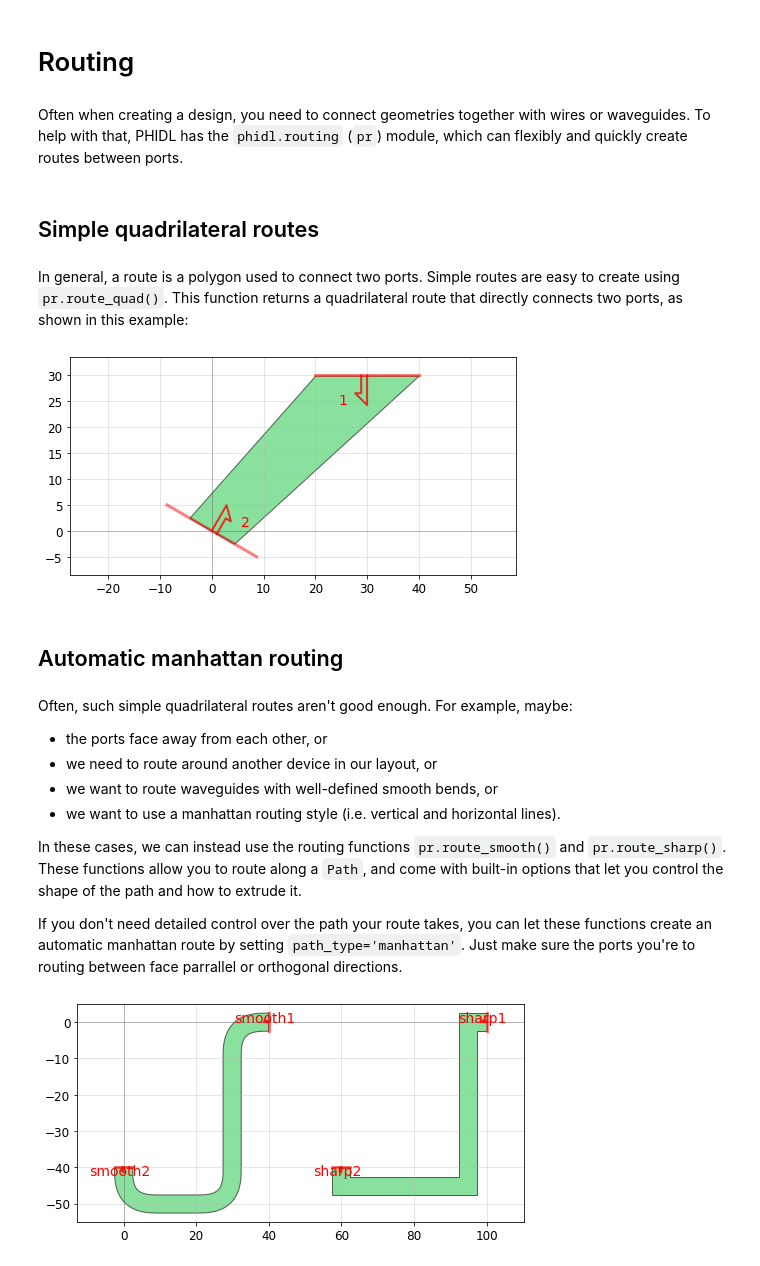
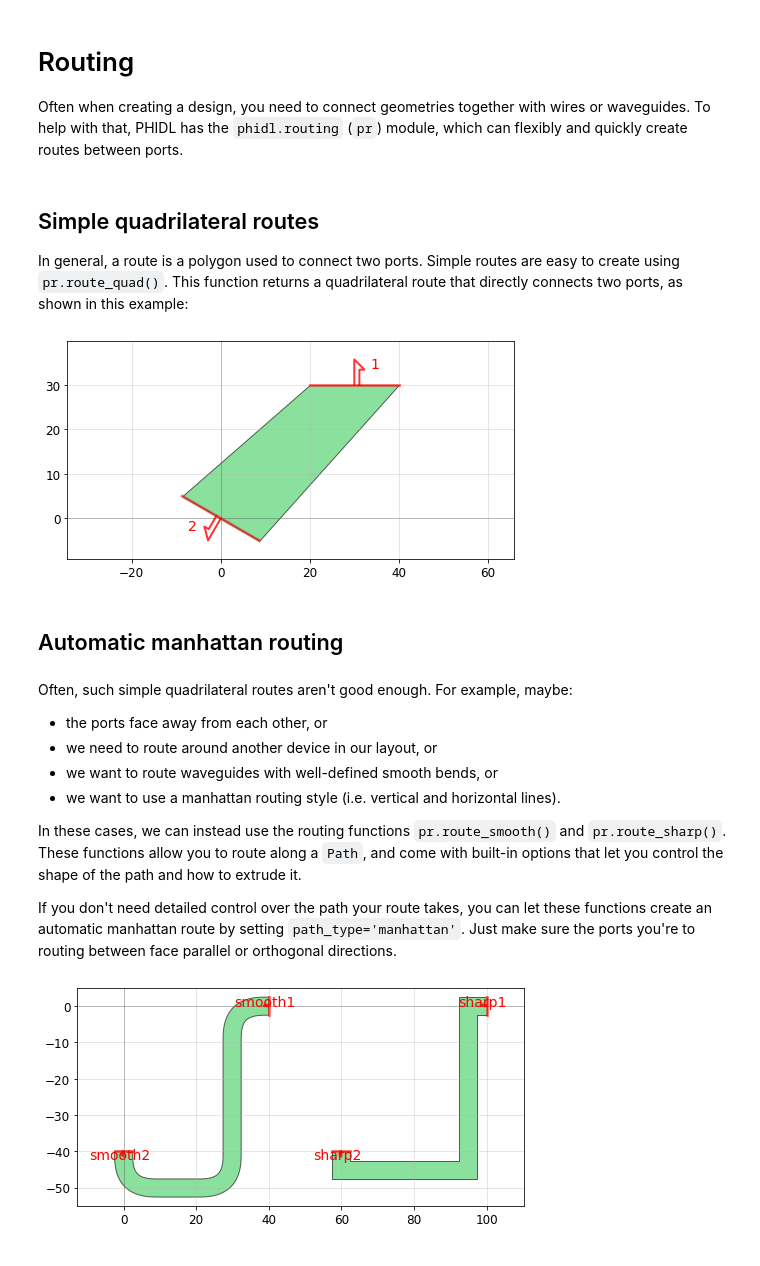
Before and after one commit to amccaugh/phidl, a Jupyter notebook: docs/tutorials/routing.ipynb, the cells around one changed output. Saved outputs shown, nothing was run; the diff lists cells and outputs as text; code cells hidden in the pictures.

```diff
--- a/docs/tutorials/routing.ipynb
+++ b/docs/tutorials/routing.ipynb
@@ -10,27 +13,24 @@ plt.rcParams['font.size'] = 12
-# %% [markdown]
-# Routing
 # %% [markdown]
+# Routing
+
 Often when creating a design, you need to connect geometries together with wires or waveguides.  To help with that, PHIDL has the `phidl.routing` (`pr`) module, which can flexibly and quickly create routes between ports.
-# %% [markdown]
-## Simple quadrilateral routes
 # %% [markdown]
+## Simple quadrilateral routes
+
 In general, a route is a polygon used to connect two ports. Simple routes are easy to create using `pr.route_quad()`. This function returns a quadrilateral route that directly connects two ports,  as shown in this example:
 # %%
 from phidl import Device
 from phidl import quickplot as qp
-from phidl import set_quickplot_options
 import phidl.routing as pr
 
-set_quickplot_options(show_ports=True, show_subports=False)
+D = Device()
+port1 = D.add_port(name = 1, midpoint = (30, 30), width = 20, orientation = 270)
+port2 = D.add_port(name = 2, midpoint = (0, 0),   width = 20, orientation = 60)
 
-D = Device()
-port1 = D.add_port(name=1, midpoint=(30, 30), width=20, orientation=270)
-port2 = D.add_port(name=2, midpoint=(0, 0), width=20, orientation=60)
-
-D.add_ref(pr.route_quad(port1, port2, width2 = 10))
-qp(D)
+R = pr.route_quad(port1, port2, width1 = None, width2 = None) # width = None means use Port width
+qp(R)
 # %% [output]
-[figure, old version]
+[figure, new version]
 # %% [markdown]
 ## Automatic manhattan routing
 # %% [markdown]
@@ -42,6 +42,6 @@ Often, such simple quadrilateral routes aren't good enough. For example, maybe:
 
 In these cases, we can instead use the routing functions `pr.route_smooth()` and `pr.route_sharp()`. These functions allow you to route along a `Path`, and come with built-in options that let you control the shape of the path and how to extrude it.
 
-If you don't need detailed control over the path your route takes, you can let these functions create an automatic manhattan route by setting `path_type='manhattan'`. Just make sure the ports you're to routing between face parrallel or orthogonal directions.
+If you don't need detailed control over the path your route takes, you can let these functions create an automatic manhattan route by setting `path_type='manhattan'`. Just make sure the ports you're to routing between face parallel or orthogonal directions.
 # %%
 D = Device()
```
Also changed, not shown: parts of 21 cells of this notebook.
